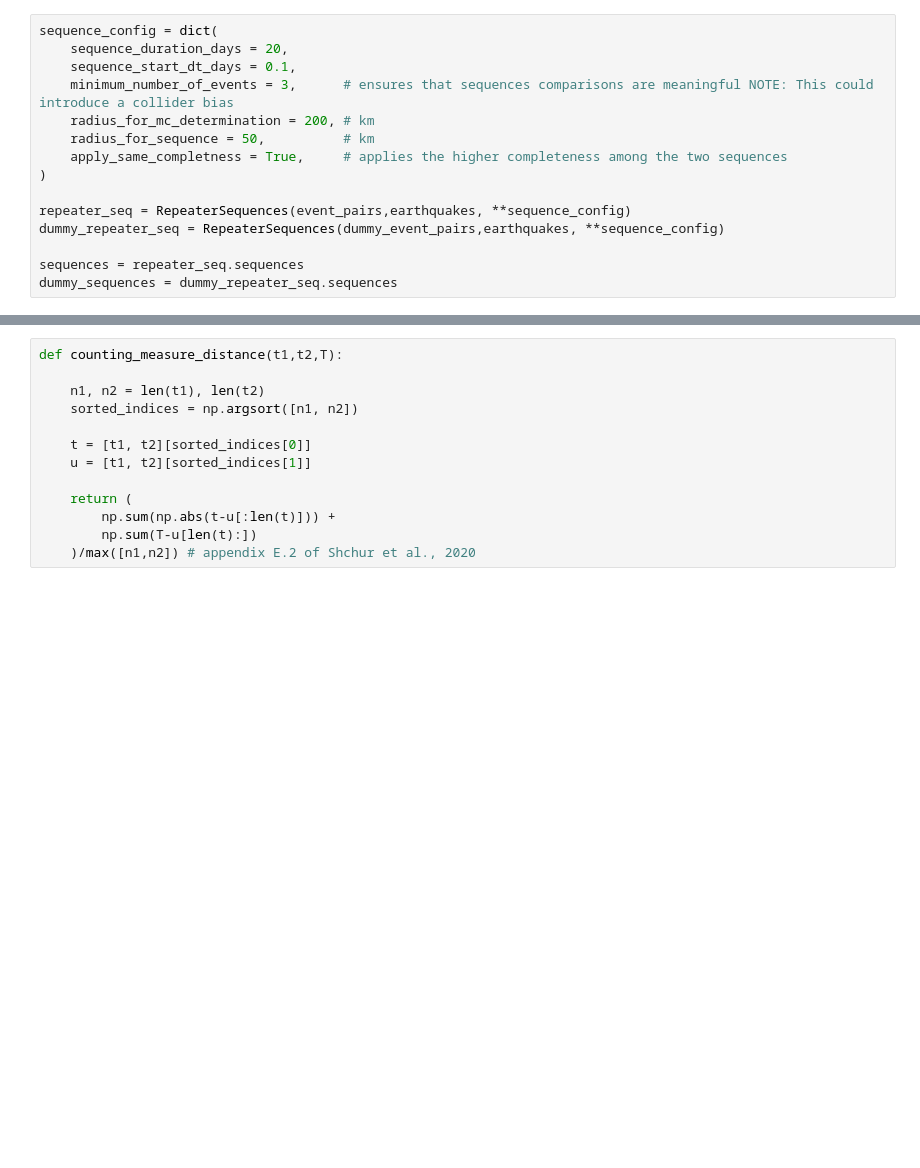
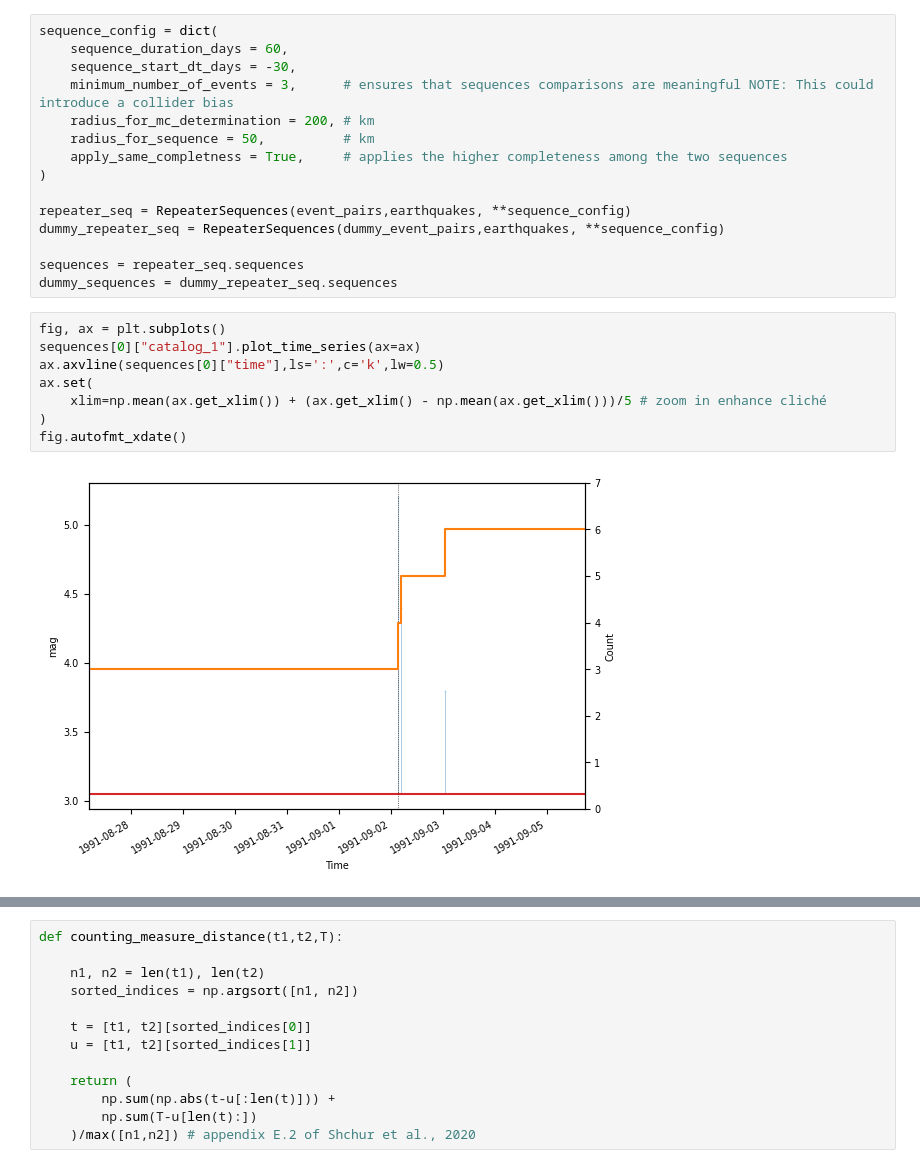
Before and after one commit to keliankaz/repeaters, a Jupyter notebook: repeaters_and_sequences.ipynb, the cells around one changed output, grey strips where cells are left out. Drawn from its saved outputs; the diff is of its cells as text; blank space fills up the shorter version.

```diff
--- a/repeaters_and_sequences.ipynb
+++ b/repeaters_and_sequences.ipynb
@@ -69,7 +115,7 @@ dummy_event_pairs.plot_pairs(ax=AX[1])
 # %%
 sequence_config = dict(
-    sequence_duration_days = 20,
-    sequence_start_dt_days = 0.1,
+    sequence_duration_days = 60,
+    sequence_start_dt_days = -30,
     minimum_number_of_events = 3,      # ensures that sequences comparisons are meaningful NOTE: This could introduce a collider bias
     radius_for_mc_determination = 200, # km
     radius_for_sequence = 50,          # km
@@ -81,6 +127,16 @@ dummy_repeater_seq = RepeaterSequences(dummy_event_pairs,earthquakes, **sequence
 
 sequences = repeater_seq.sequences
 dummy_sequences = dummy_repeater_seq.sequences
+# %%
+fig, ax = plt.subplots()
+sequences[0]["catalog_1"].plot_time_series(ax=ax)
+ax.axvline(sequences[0]["time"],ls=':',c='k',lw=0.5)
+ax.set(
+    xlim=np.mean(ax.get_xlim()) + (ax.get_xlim() - np.mean(ax.get_xlim()))/5 # zoom in enhance cliché
+)
+fig.autofmt_xdate()
+# %% [output]
+[figure, added]
 # %%
 print('After processing...')
 print(f'Number of dummy sequences: {len(dummy_sequences)}')
```
Also changed, not shown: parts of 17 cells of this notebook, 1 other file.
